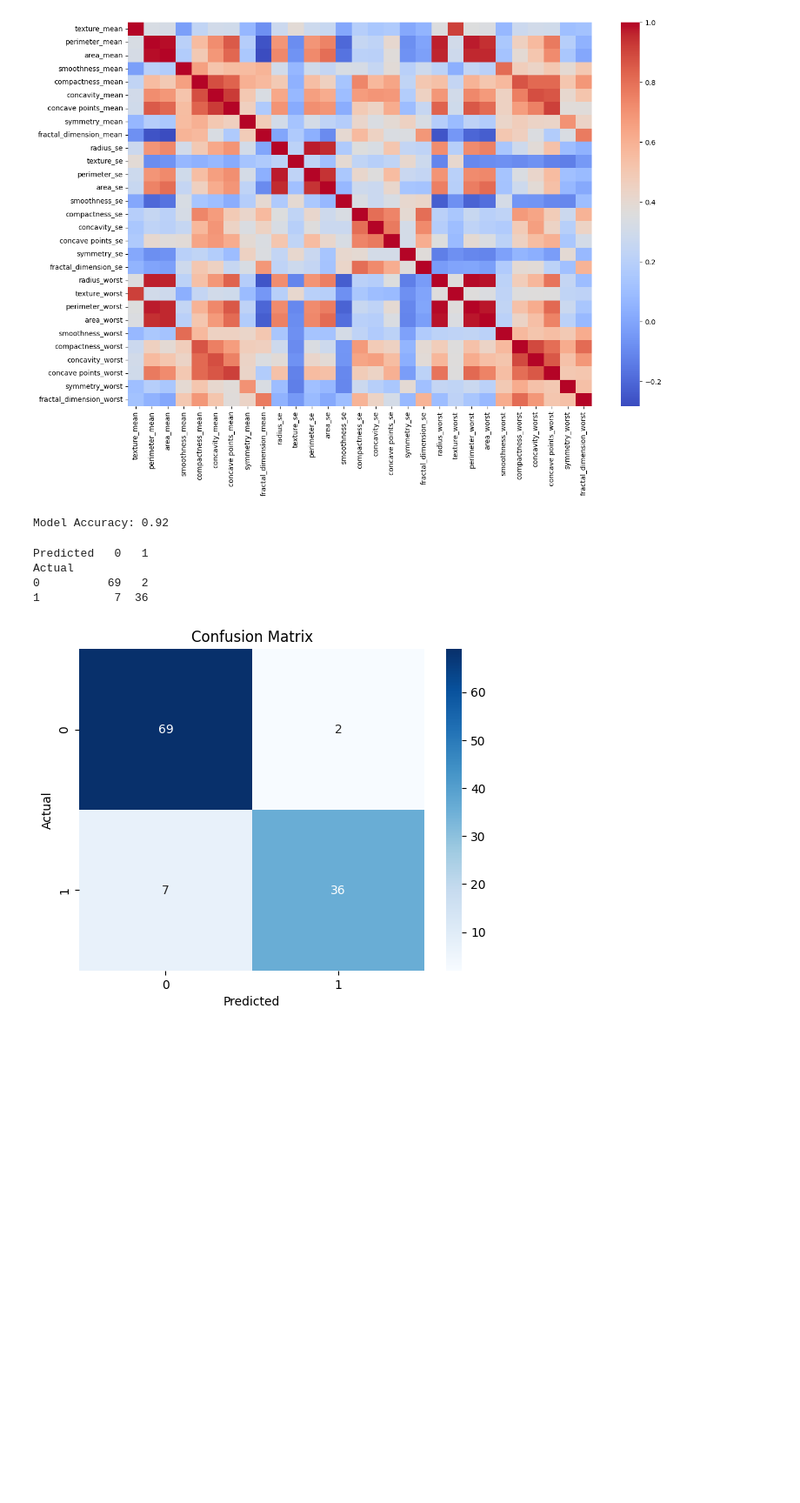
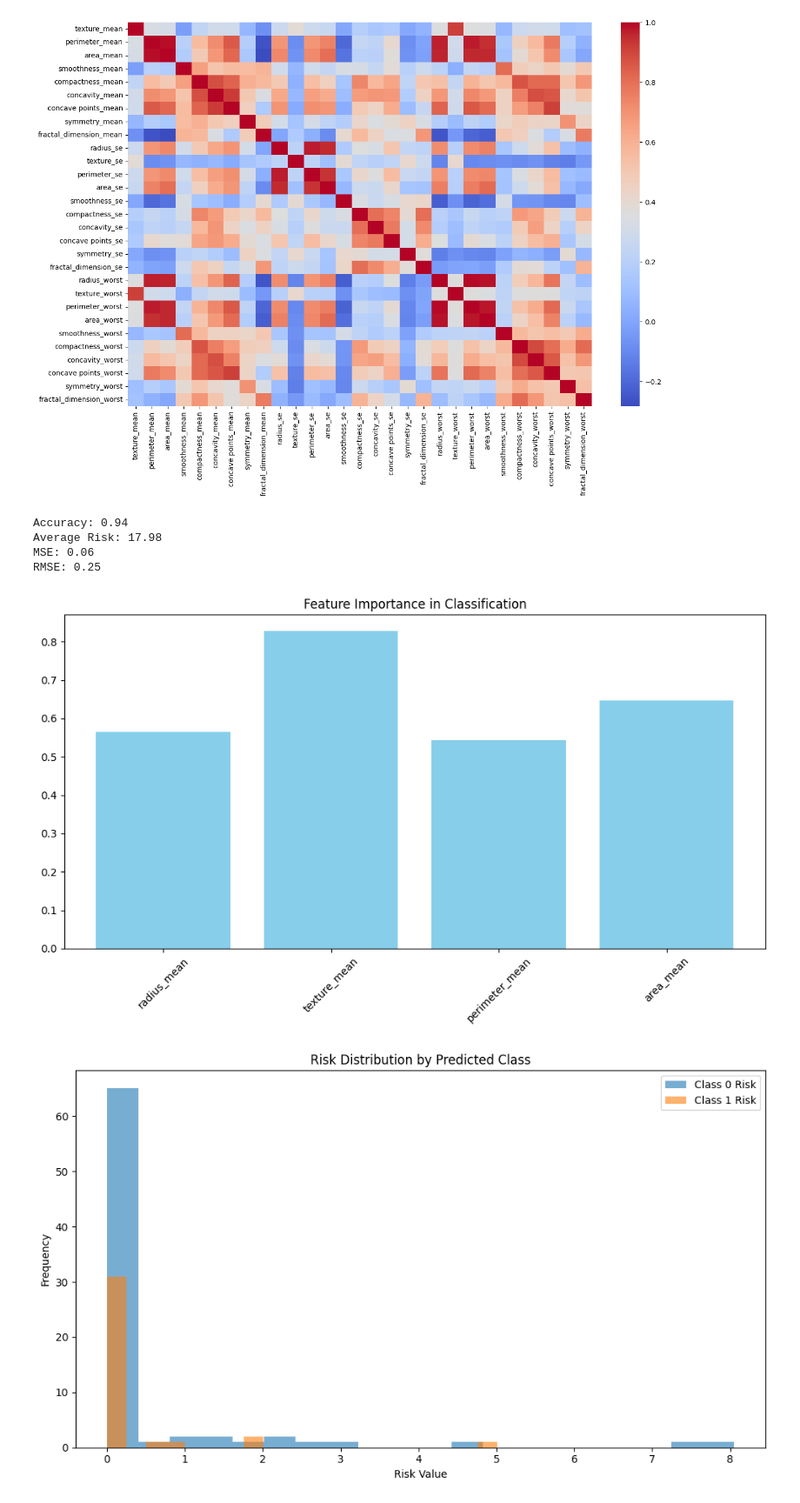
Before and after one commit to KalebAsratemedhin/Bayesian-decision-theory-implementation, a Jupyter notebook: notebooks/multivariate_case.ipynb, the cells around one changed output. Shown at 87% size. Saved outputs shown, nothing was run; the diff lists cells and outputs as text; code cells hidden in the pictures; blank space fills up the shorter version.

```diff
--- a/notebooks/main.ipynb
+++ b/notebooks/multivariate_case.ipynb
@@ -77,2 +144,0 @@ def load_data():
-# %%
-data = load_data()
@@ -135,14 +171,33 @@ bdt.fit(X_train, y_train)
-# %%
-y_pred = bdt.predict(X_test)
-accuracy = accuracy_score(y_test, y_pred)
-print(f"Model Accuracy: {accuracy:.2f}")
-# %% [output]
-Model Accuracy: 0.92
-# %%
-plot_confusion_matrix(y_test, y_pred)
-# %% [output]
-Predicted   0   1
-Actual
-0          69   2
-1           7  36
-[figure, removed]
+# %%
+
+features = ['radius_mean', 'texture_mean', 'perimeter_mean', 'area_mean']
+
+X_train, X_test, y_train, y_test = prepare_data(data)
+
+cost_matrix = np.array([[0, 10], [50, 0]])
+bdt = BayesianDecisionTheory(cost_matrix=cost_matrix)
+bdt.fit(X_train, y_train)
+
+y_pred = bdt.predict(X_test)
+probabilities = bdt.predict_proba(X_test)
+risks = bdt.calculate_risk(probabilities)
+accuracy = np.mean(y_pred == y_test)
+mse = mean_squared_error(y_test, y_pred)
+
+rmse = np.sqrt(mse)
+
+print(f"Accuracy: {accuracy:.2f}")
+print(f"Average Risk: {np.mean(risks):.2f}")
+print(f"MSE: {mse:.2f}")
+print(f"RMSE: {rmse:.2f}")
+
+plot_feature_importance(bdt, features)
+plot_risk_distribution(risks, y_pred)
+plot_confusion_with_risk(y_test, y_pred, risks)
+# %% [output]
+Accuracy: 0.94
+Average Risk: 17.98
+MSE: 0.06
+RMSE: 0.25
+[figure, added]
+[figure, added]
```
Also changed, not shown: parts of 12 cells of this notebook, 4 other files.
